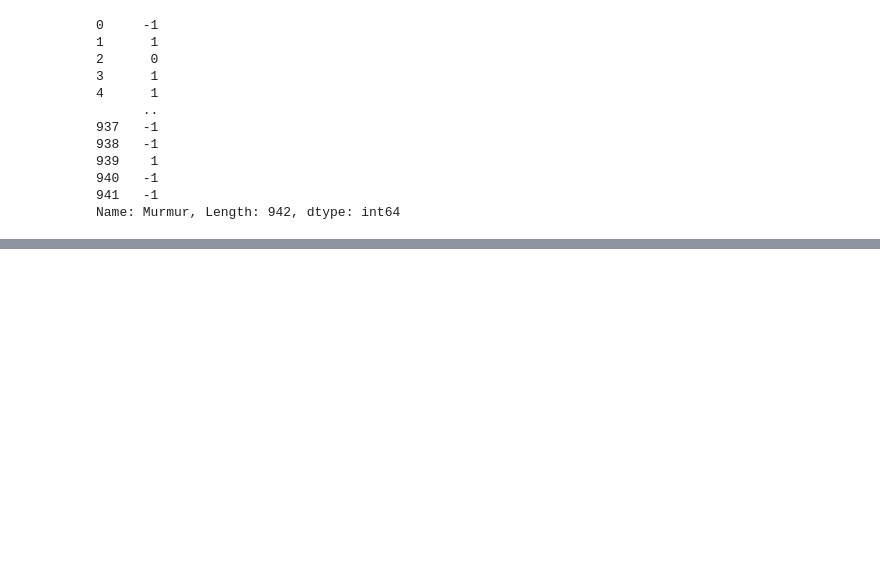
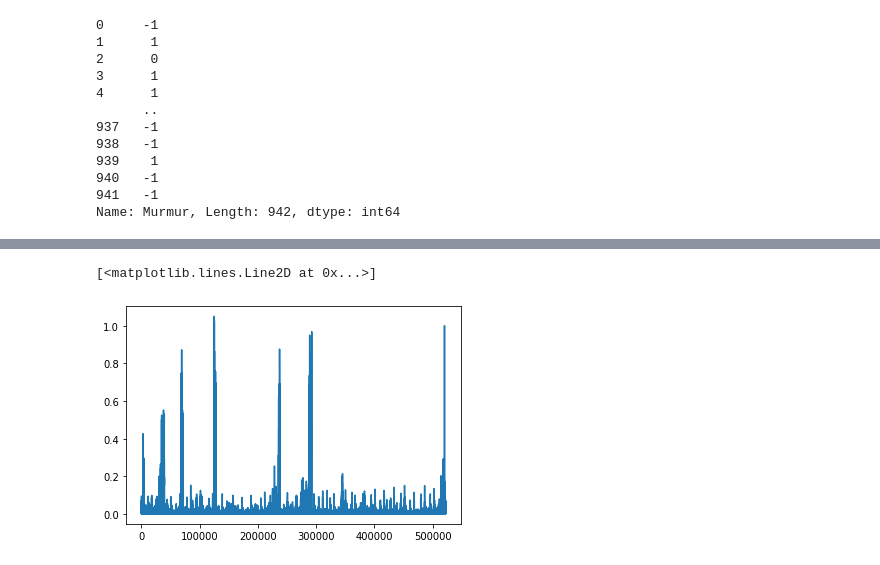
Before and after one commit to sharinkan/HeartDiseasePrediction, a Jupyter notebook: EDA/notebooks/EDA_Weijie.ipynb, the cells around one changed output, grey strips where cells are left out. Drawn from its saved outputs; the diff is of its cells as text; code cells hidden in the pictures; blank space fills up the shorter version.

```diff
--- a/EDA/notebooks/EDA_Weijie.ipynb
+++ b/EDA/notebooks/EDA_Weijie.ipynb
@@ -423,0 +468,7 @@ Name: Murmur, Length: 942, dtype: int64
+# %%
+dset = dl.PhonocardiogramByIDDataset(
+        str(DATASET_FOLDER / "training_data.csv"),
+        DATASET_FOLDER / "training_data"
+    )
+# %%
+files, audios, mostAudi, row = dset[85174]
@@ -423,0 +494,7 @@ Name: Murmur, Length: 942, dtype: int64
+# %%
+# audios["AV"]["audio"][0][0]
+
+plt.plot(np.abs(audios["AV"]["audio"][0][0]))
+# %% [output]
+[<matplotlib.lines.Line2D at 0x...>]
+[figure, added]
```
Also changed, not shown: parts of 19 cells of this notebook, 2 other files.
